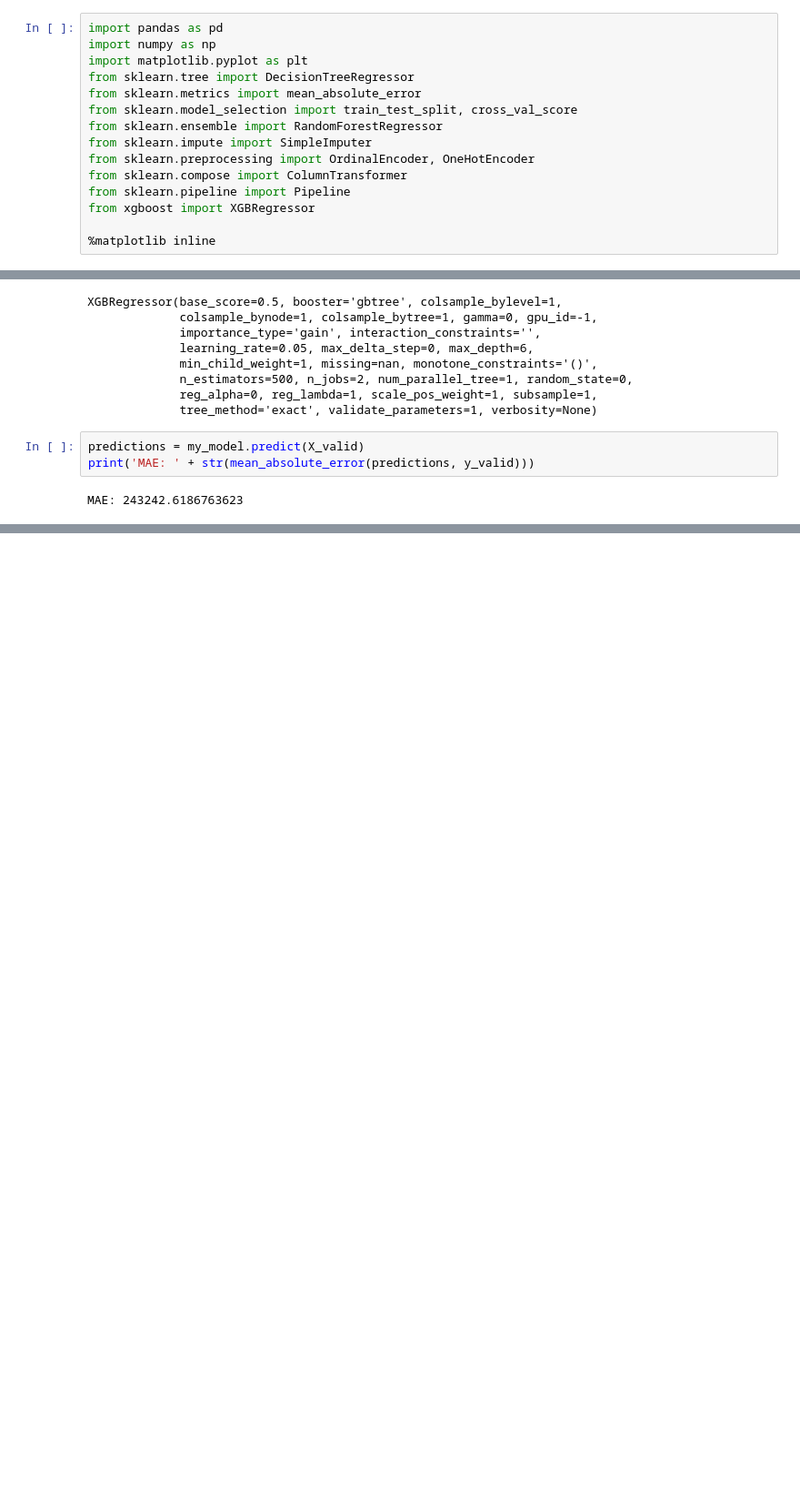
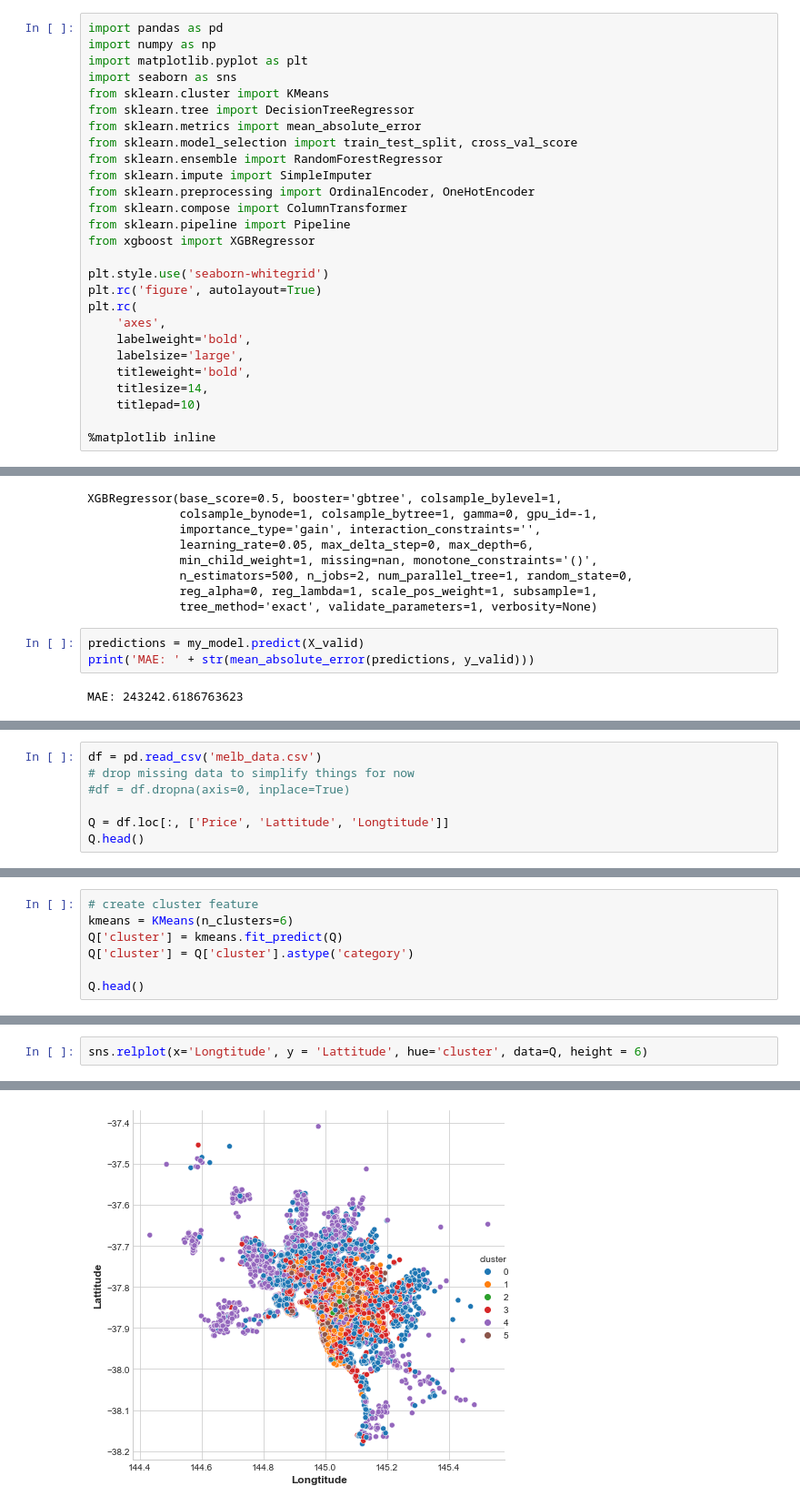
Before and after one commit to joshfuchs/DataScience_projects, a Jupyter notebook: housing_prices.ipynb, the cells around one changed output, grey strips where cells are left out. Shown at 91% size. Cells and saved outputs as stored; diff of their text form; blank space fills up the shorter version.

Commit message:
clustering with kmeans

```diff
--- a/housing_prices.ipynb
+++ b/housing_prices.ipynb
@@ -6,6 +6,8 @@ https://www.kaggle.com/learn/intro-to-machine-learning
 import pandas as pd
 import numpy as np
 import matplotlib.pyplot as plt
+import seaborn as sns
+from sklearn.cluster import KMeans
 from sklearn.tree import DecisionTreeRegressor
 from sklearn.metrics import mean_absolute_error
 from sklearn.model_selection import train_test_split, cross_val_score
@@ -16,6 +18,16 @@ from sklearn.compose import ColumnTransformer
 from sklearn.pipeline import Pipeline
 from xgboost import XGBRegressor
 
+plt.style.use('seaborn-whitegrid')
+plt.rc('figure', autolayout=True)
+plt.rc(
+    'axes',
+    labelweight='bold',
+    labelsize='large',
+    titleweight='bold',
+    titlesize=14,
+    titlepad=10)
+
 %matplotlib inline
 # %%
 # load data
@@ -583,0 +598,7 @@ MAE: 243242.6186763623
+# %%
+df = pd.read_csv('melb_data.csv')
+# drop missing data to simplify things for now
+#df = df.dropna(axis=0, inplace=True)
+
+Q = df.loc[:, ['Price', 'Lattitude', 'Longtitude']]
+Q.head()
@@ -583,0 +612,7 @@ MAE: 243242.6186763623
+# %%
+# create cluster feature
+kmeans = KMeans(n_clusters=6)
+Q['cluster'] = kmeans.fit_predict(Q)
+Q['cluster'] = Q['cluster'].astype('category')
+
+Q.head()
@@ -583,0 +626,3 @@ MAE: 243242.6186763623
+# %%
+sns.relplot(x='Longtitude', y = 'Lattitude', hue='cluster', data=Q, height = 6)
+# %% [output]
@@ -583,0 +630 @@ MAE: 243242.6186763623
+[figure, added]
```
Also changed, not shown: parts of 8 cells of this notebook.
